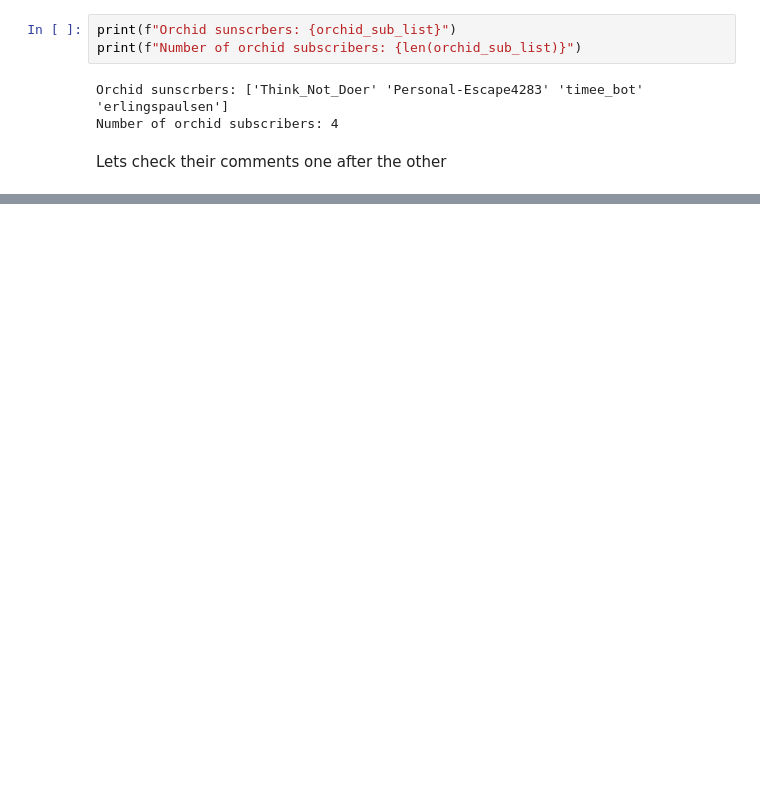
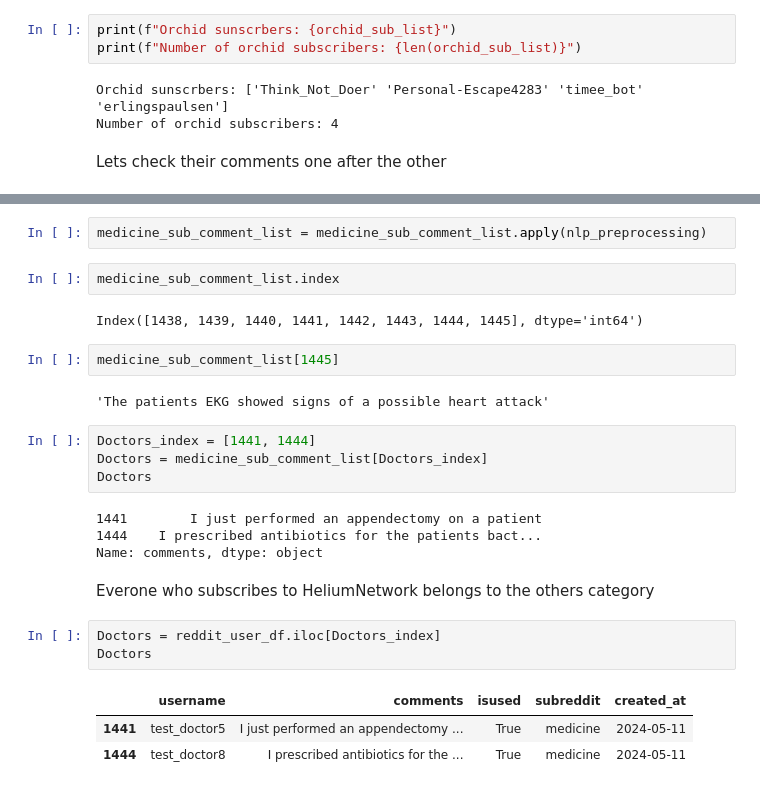
Before and after one commit to usmanadaudu/Doctor-Vet-Classification, a Jupyter notebook: Doctor-vet-classification-model-bulding.ipynb, the cells around one changed output, grey strips where cells are left out. Saved outputs shown, nothing was run; the diff lists cells and outputs as text; blank space fills up the shorter version.

Commit message:
preprocessing

```diff
--- a/Doctor-vet-classification-model-bulding.ipynb
+++ b/Doctor-vet-classification-model-bulding.ipynb
@@ -335,0 +443,27 @@ array(["Yassss Queen!|Yassss Queen!|Yassss Queen!|Yassss Queen!|Yassss Queen!|Ya
+# %%
+medicine_sub_comment_list = medicine_sub_comment_list.apply(nlp_preprocessing)
+# %%
+medicine_sub_comment_list.index
+# %% [output]
+Index([1438, 1439, 1440, 1441, 1442, 1443, 1444, 1445], dtype='int64')
+# %%
+medicine_sub_comment_list[1445]
+# %% [output]
+'The patients EKG showed signs of a possible heart attack'
+# %%
+Doctors_index = [1441, 1444]
+Doctors = medicine_sub_comment_list[Doctors_index]
+Doctors
+# %% [output]
+1441        I just performed an appendectomy on a patient
+1444    I prescribed antibiotics for the patients bact...
+Name: comments, dtype: object
+# %% [markdown]
+Everone who subscribes to HeliumNetwork belongs to the others category
+# %%
+Doctors = reddit_user_df.iloc[Doctors_index]
+Doctors
+# %% [output]
+|  | username | comments | isused | subreddit | created_at |
+| 1441 | test_doctor5 | I just performed an appendectomy ... | True | medicine | 2024-05-11 |
+| 1444 | test_doctor8 | I prescribed antibiotics for the ... | True | medicine | 2024-05-11 |
```
Also changed, not shown: parts of 37 cells of this notebook.
